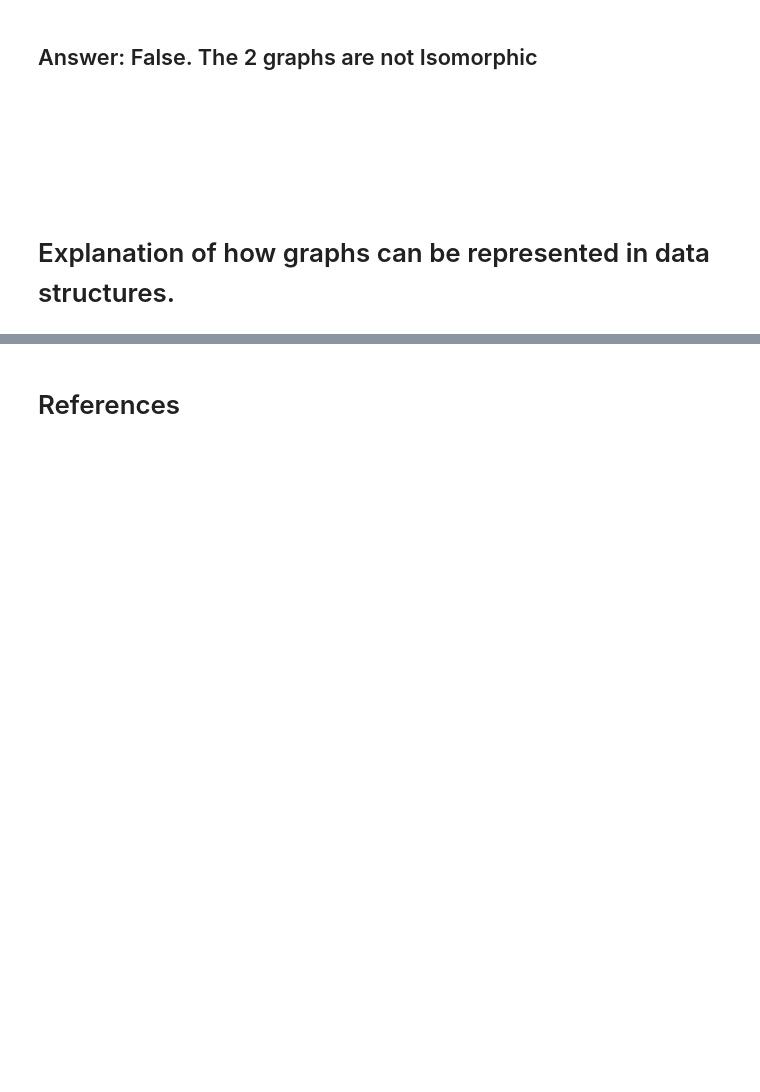
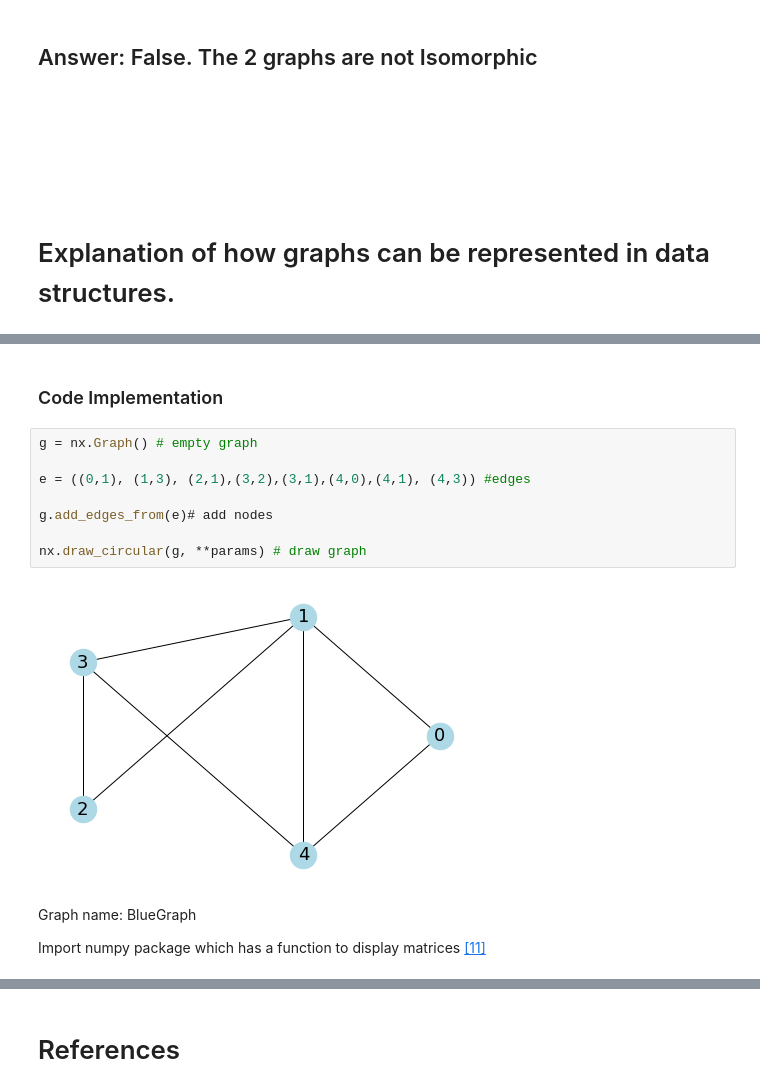
Before and after one commit to Keelan1996/Graph-Theory-Project, a Jupyter notebook: graph-isomorphism.ipynb, the cells around one changed output, grey strips where cells are left out. Drawn from its saved outputs; the diff is of its cells as text; blank space fills up the shorter version.

Commit message:
graph represent data structure done

```diff
--- a/graph-isomorphism.ipynb
+++ b/graph-isomorphism.ipynb
@@ -278,0 +390,16 @@ False
+# %% [markdown]
+### Code Implementation
+# %%
+g = nx.Graph() # empty graph
+
+e = ((0,1), (1,3), (2,1),(3,2),(3,1),(4,0),(4,1), (4,3)) #edges
+
+g.add_edges_from(e)# add nodes
+
+nx.draw_circular(g, **params) # draw graph
+# %% [output]
+[figure, added]
+# %% [markdown]
+Graph name: BlueGraph
+
+Import numpy package which has a function to display matrices [[11]](https://numpy.org/doc/)
```
Also changed, not shown: parts of 13 cells of this notebook, 1 other file.
